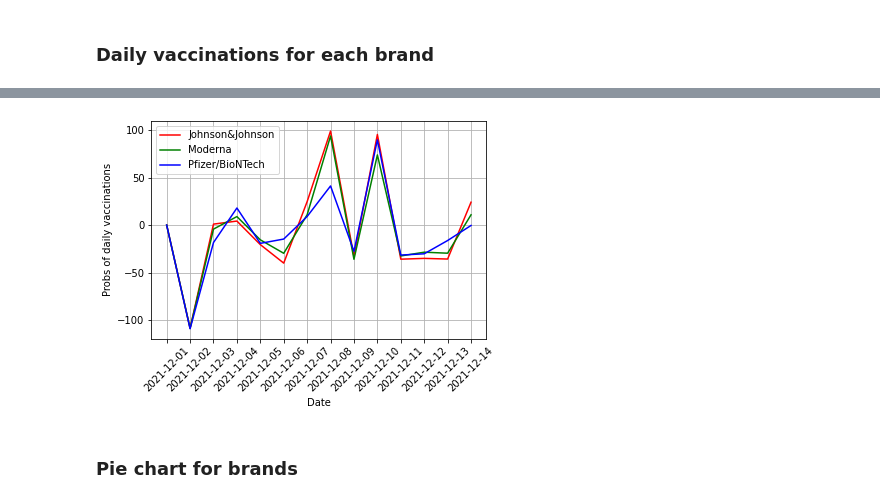
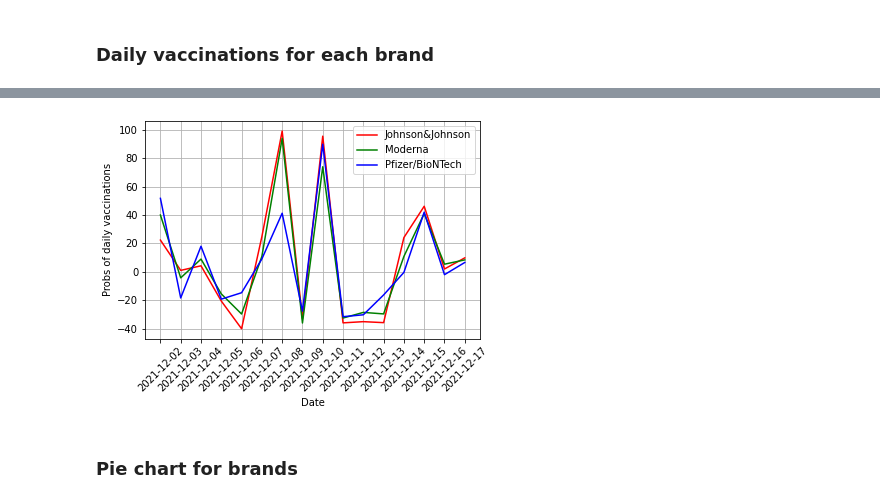
Before and after one commit to theQuert/inlpfun, a Jupyter notebook: Demo/Analysis_of_Covid19_Vaccination_tweets_omicron.ipynb, the cells around one changed output, grey strips where cells are left out. Drawn from its saved outputs; the diff is of its cells as text; code cells hidden in the pictures.

```diff
--- a/Demo/Analysis_of_Covid19_Vaccination_tweets_omicron.ipynb
+++ b/Demo/Analysis_of_Covid19_Vaccination_tweets_omicron.ipynb
@@ -940,3 +958,5 @@ df_brand_weeks = df_brand_weeks.loc[duration]
+# %%
+df_brand_weeks = df_brand.tail(57)
 # %%
 # Johnson&Johnson, Moderna, Pfizer/BioNTech
 sel_jj = df_brand_weeks.loc[df_brand_weeks['vaccine']=='Johnson&Johnson']
@@ -986,27 +1006,27 @@ variance_moderna.append(0)
 variance_pfizer.append(0)
 for id in range(1, sel_jj.shape[0]):
     # variance_jj.append(((sel_jj.iloc[id, 3]-sel_jj.iloc[id-1, 3])/sel_jj.iloc[id-1, 3])*100)
-    variance_jj.append(((sel_jj.iloc[id, 3]-sel_jj.iloc[id-1, 3]-sel_jj.iloc[id-1, 3]+sel_jj.iloc[id-2, 3])/(sel_jj.iloc[id-1, 3]-sel_jj.iloc[id-2, 3]))*100)
+    variance_jj.append(((sel_jj.iloc[id, 3]-sel_jj.iloc[id-1, 3])-(sel_jj.iloc[id-1, 3]-sel_jj.iloc[id-2, 3]))/(sel_jj.iloc[id-1, 3]-sel_jj.iloc[id-2, 3])*100)
 for id in range(1, sel_moderna.shape[0]):
     # variance_moderna.append(((sel_moderna.iloc[id, 3]-sel_moderna.iloc[id-1, 3])/sel_moderna.iloc[id-1, 3])*100)
-    variance_moderna.append(((sel_moderna.iloc[id, 3]-sel_moderna.iloc[id-1, 3]-sel_moderna.iloc[id-1, 3]+sel_moderna.iloc[id-2, 3])/(sel_moderna.iloc[id-1, 3]-sel_moderna.iloc[id-2, 3]))*100)
+    variance_moderna.append(((sel_moderna.iloc[id, 3]-sel_moderna.iloc[id-1, 3])-(sel_moderna.iloc[id-1, 3]-sel_moderna.iloc[id-2, 3]))/(sel_moderna.iloc[id-1, 3]-sel_moderna.iloc[id-2, 3])*100)
 for id in range(1, sel_pfizer.shape[0]):
     # variance_pfizer.append(((sel_pfizer.iloc[id, 3]-sel_pfizer.iloc[id-1, 3])/sel_pfizer.iloc[id-1, 3])*100)
-    variance_pfizer.append(((sel_pfizer.iloc[id, 3]-sel_pfizer.iloc[id-1, 3]-sel_pfizer.iloc[id-1, 3]+sel_pfizer.iloc[id-2, 3])/(sel_pfizer.iloc[id-1, 3]-sel_pfizer.iloc[id-2, 3]))*100)
+    variance_pfizer.append(((sel_pfizer.iloc[id, 3]-sel_pfizer.iloc[id-1, 3])-(sel_pfizer.iloc[id-1, 3]-sel_pfizer.iloc[id-2, 3]))/(sel_pfizer.iloc[id-1, 3]-sel_pfizer.iloc[id-2, 3])*100)
 # %%
-axis_0 = sel_jj['date']
+axis_0 = sel_jj['date'][3:]
 fig, ax = plt.subplots()
 plt.xticks(rotation=45)
-plt.plot(axis_0, variance_jj, 'r', label='Johnson&Johnson')
-plt.plot(axis_0, variance_moderna, 'g', label='Moderna')
-plt.plot(axis_0, variance_pfizer, 'b', label='Pfizer/BioNTech')
+plt.plot(axis_0, variance_jj[3:], 'r', label='Johnson&Johnson')
+plt.plot(axis_0, variance_moderna[3:], 'g', label='Moderna')
+plt.plot(axis_0, variance_pfizer[3:], 'b', label='Pfizer/BioNTech')
 plt.legend(['Johnson&Johnson', 'Moderna', 'Pfizer/BioNTech'])
 plt.ylabel("Probs of daily vaccinations")
 plt.xlabel("Date")
 plt.grid(True)
 plt.show()
 # %% [output]
-[figure, old version]
+[figure, new version]
 # %% [markdown]
 ### Pie chart for brands
 # %%
```
Also changed, not shown: parts of 5 cells of this notebook.
